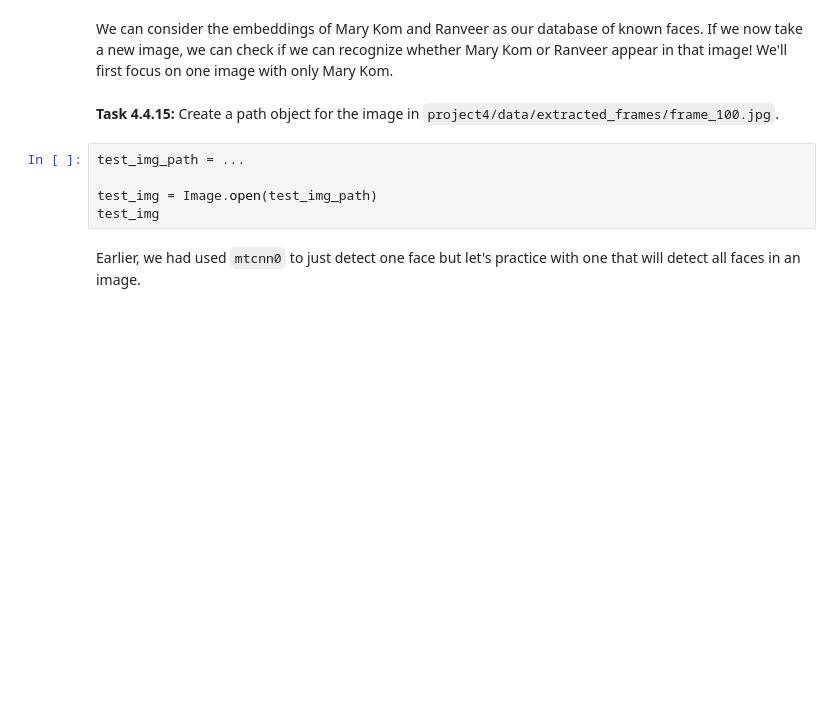
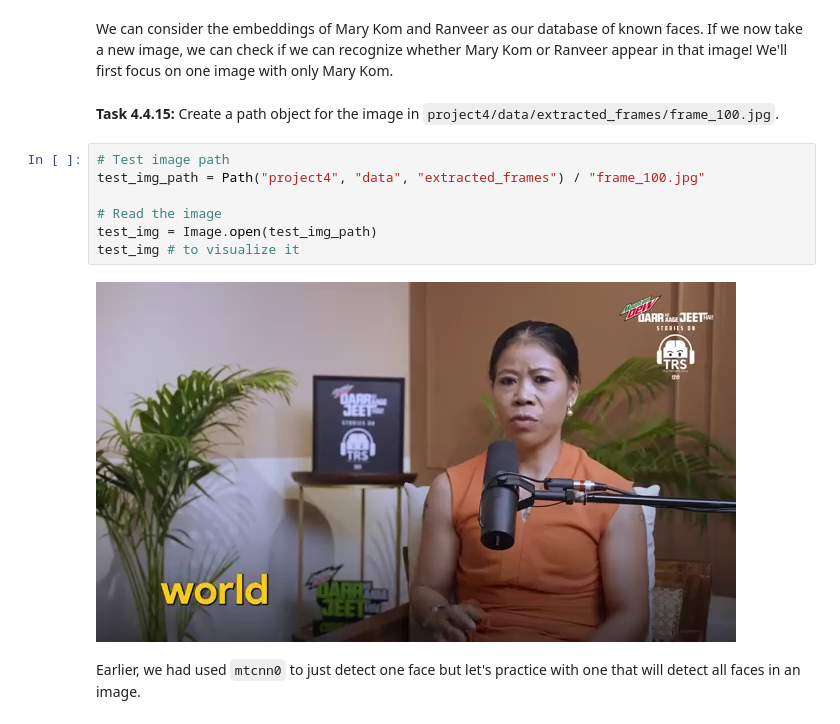
Before and after one commit to maxim-eyengue/WQU-Applied-AI-Lab, a Jupyter notebook: P04_Celebrity_Sightings_India/044-face-recognition-inceptionresnet.ipynb, the cells around one changed output. Saved outputs shown, nothing was run; the diff lists cells and outputs as text; blank space fills up the shorter version.

Commit message:
updated the 4th notebook of the 4th project and added the embeddings file generated

```diff
--- a/P04_Celebrity_Sightings_India/044-face-recognition-inceptionresnet.ipynb
+++ b/P04_Celebrity_Sightings_India/044-face-recognition-inceptionresnet.ipynb
@@ -274,11 +353,15 @@ print(f"Loaded the embedding for: {names}")
 We can consider the embeddings of Mary Kom and Ranveer as our database of known faces. If we now take a new image, we can check if we can recognize whether Mary Kom or Ranveer appear in that image! We'll first focus on one image with only Mary Kom.
 # %% [markdown]
 **Task 4.4.15:** Create a path object for the image in `project4/data/extracted_frames/frame_100.jpg`.
-# %%
-test_img_path = ...
-
-test_img = Image.open(test_img_path)
-test_img
+# %%
+# Test image path
+test_img_path = Path("project4", "data", "extracted_frames") / "frame_100.jpg"
+
+# Read the image
+test_img = Image.open(test_img_path)
+test_img # to visualize it
+# %% [output]
+[figure, added]
 # %% [markdown]
 Earlier, we had used `mtcnn0` to just detect one face but let's practice with one that will detect all faces in an image.
 # %%
```
Also changed, not shown: parts of 48 cells of this notebook, 1 other file.
